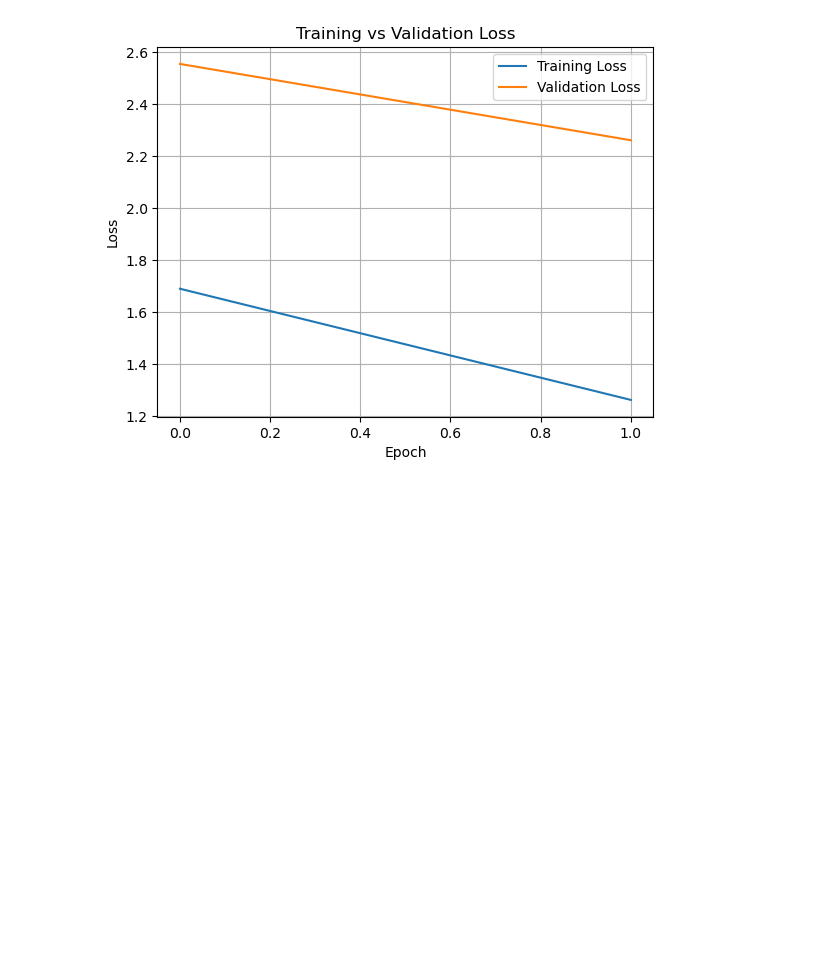
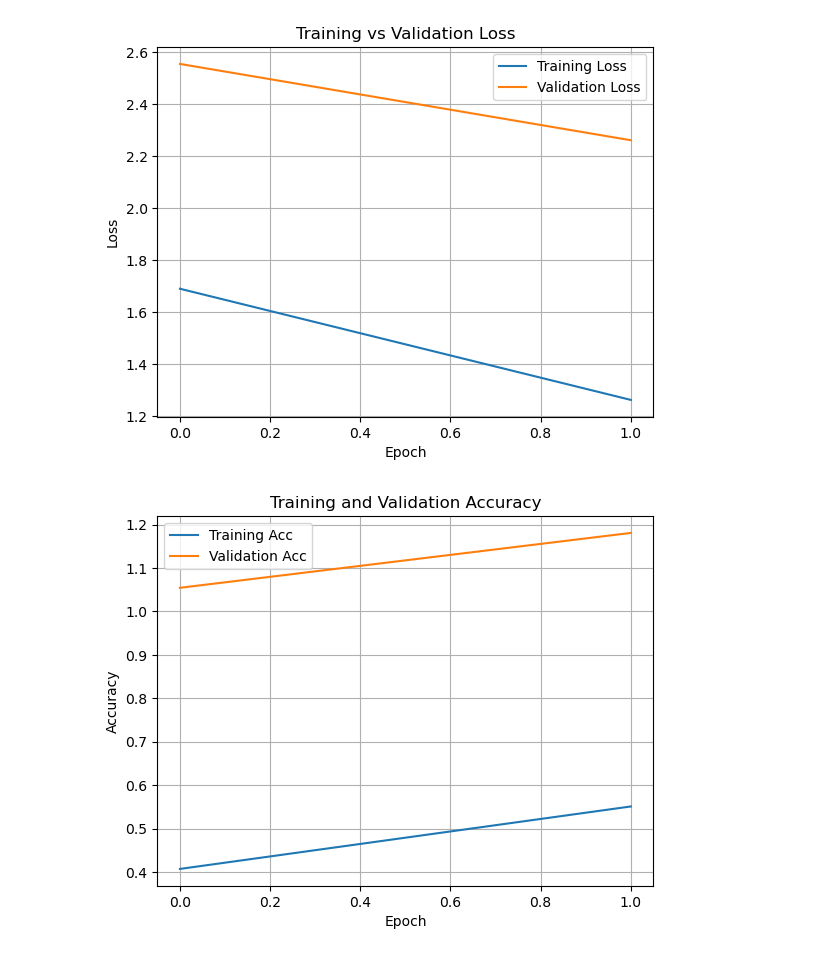
Before and after one commit to michaelkosmider/dlminibox, a Jupyter notebook: cnn_example.ipynb, the cells around one changed output. Saved outputs shown, nothing was run; the diff lists cells and outputs as text; code cells hidden in the pictures; blank space fills up the shorter version.

Commit message:
added accuracy plots

```diff
--- a/cnn_example.ipynb
+++ b/cnn_example.ipynb
@@ -219,8 +219,11 @@ optimizer = SGD(model.parameters(), momentum=0.9)
 scheduler = LRScheduler(optimizer, learning_rate_schedule)
 # %%
 epochs = 2
-training_losses = []
-validation_losses = []
+train_losses = []
+val_losses = []
+
+train_accuracies = []
+val_accuracies = []
 
 for epoch in range(epochs):
 
@@ -229,6 +232,8 @@ for epoch in range(epochs):
     # Train
 
     train_loss = 0
+    train_correct = 0
+    train_total = 0
     model.enable_grad()
     pbar = tqdm(batchloaders['train'], desc="Training", leave=False)
     for X_batch, y_batch in pbar:
@@ -242,25 +247,34 @@ for epoch in range(epochs):
         loss.backward()
         optimizer.update_parameters()
 
-        train_loss += loss.data
+        train_loss += loss.data * len(y_batch.data)
+        train_correct += accuracy(features, y_batch)
+        train_total += len(y_batch.data)
+
         # Update tqdm bar with batch loss
         pbar.set_postfix(loss=loss.data)
 
-    training_losses.append(train_loss / len(batchloaders['train']))
+    train_losses.append(train_loss / train_total)
+    train_accuracies.append(train_correct / train_total)
     scheduler.step()
 
     # Validate
 
     val_loss = 0
+    val_correct = 0
+    val_total = 0
     model.disable_grad()
     for X_batch, y_batch in tqdm(batchloaders['test'], desc="Validating", leave=False):
 
         features = model(X_batch)
         loss = cross_entropy_loss(features, y_batch)
 
-        val_loss += loss.data
+        val_loss += loss.data * len(y_batch.data)
+        val_correct += accuracy(features, y_batch)
+        val_total += len(y_batch.data)
 
-    validation_losses.append(val_loss / len(batchloaders['val']))
-    print(f"Train Loss: {training_losses[-1]:.4f} | Val Loss: {validation_losses[-1]:.4f}")
+    val_losses.append(val_loss / val_total)
+    val_accuracies.append(val_correct / val_total)
+    print(f"Train Loss: {train_losses[-1]:.4f} | Val Loss: {val_losses[-1]:.4f}")
 # %% [output]
 Epoch 1/2
@@ -279,3 +290,14 @@ plt.grid(True)
 plt.show()
 # %% [output]
 [figure]
+# %%
+plt.plot(train_accuracies, label="Training Acc")
+plt.plot(val_accuracies, label="Validation Acc")
+plt.xlabel("Epoch")
+plt.ylabel("Accuracy")
+plt.title("Training and Validation Accuracy")
+plt.legend()
+plt.grid(True)
+plt.show()
+# %% [output]
+[figure, added]
```
Also changed, not shown: parts of 3 cells of this notebook, 2 other files.
